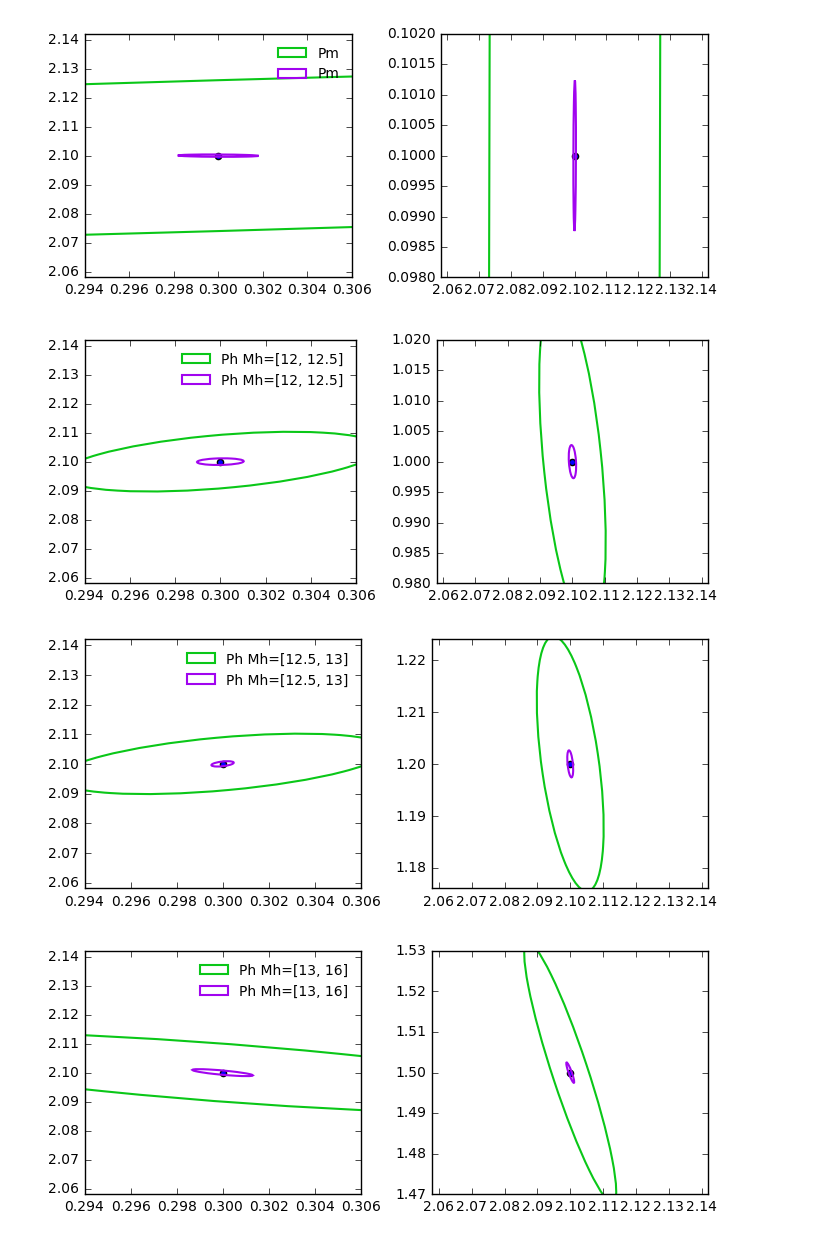
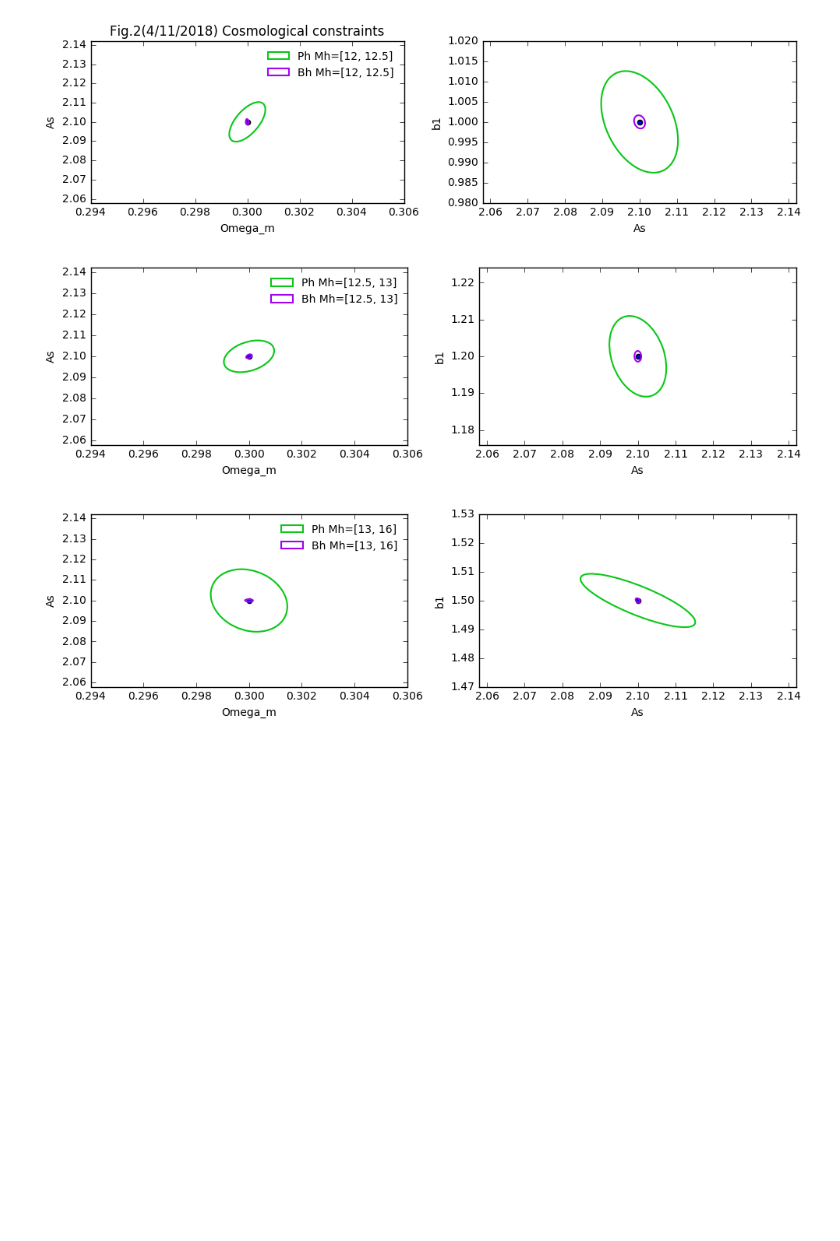
Before and after one commit to liuxx479/nubias, a Jupyter notebook: plot_constraints.ipynb, the cells around one changed output. Drawn from its saved outputs; the diff is of its cells as text; code cells hidden in the pictures; blank space fills up the shorter version.

```diff
--- a/plot_constraints.ipynb
+++ b/plot_constraints.ipynb
@@ -39,3 +39,9 @@ labels=['Pm','Bm',
         'Ph Mh=[12, 12.5]', 'Bh Mh=[12, 12.5]',
         'Ph Mh=[12.5, 13]', 'Bh Mh=[12.5, 13]',
         'Ph Mh=[13, 16]', 'Bh Mh=[13, 16]']
+# %%
+ir = 0.05
+
+param_der = lambda Ps, ir: array([array(Ps)*(identity(3)*x+ones((3,3))) for x in (ir,-ir)])
+### shape 2x3x3, 2=back/forward, 3=params
+print param_der ((0.3, 0.1, 2.1),0.1)
@@ -48,7 +62,7 @@ nsnaps_arr = delete(nsnaps_arr,39)
 
 Phhz0 = array([load('Ph2h/Ph2h_mnv%.5f_om%.5f_As%.4f_%03d.npy'
                     %(mnv[i],om[i],As[i],nsnaps_arr[i]-1)) for i in range(101)])
-idxok=where(~isnan(covs[0]))[0]
+idxok=where(~isnan(Phhz0[0][1]))[0]
 Phhz0 = Phhz0[:,:,idxok]
 Phhz0 = swapaxes(Phhz0, 0, 1)
 Nok = len(idxok)
@@ -77,10 +91,4 @@ print covIs[0].shape
 # %%
-ir = 0.05
-
-param_der = lambda Ps: array([array(Ps)*identity(3)*x for x in (1.0+ir,1.0-ir)])
-### shape 2x3x3, 2=back/forward, 3=params
-
-
 der_arr = []
 interp_arr = []
 b1idx = [0,0,4,4,5,5,6,6]
@@ -90,8 +98,11 @@ i = 0
 
 for Px in Phhz0[1:]:
     fidu_param = centers[i]
-    iparam = param_der(fidu_param)
+    iparam = param_der(fidu_param, ir)
     iinterp = WLanalysis.buildInterpolator(Px, params[:,[1,2,b1idx[i]]])
     ider = array([(iinterp(iparam[0][i]) - iinterp(iparam[1][i]))/(fidu_param[i]*ir) for i in range(3)])
     der_arr.append(ider)
     interp_arr.append(iinterp)
+# %%
+k=Phhz0[0,0]
+#print k
@@ -114,32 +174,39 @@ constraints on Omega_m, A_s, b1 (or Mnu if matter)
 # %%
 ix = 0.02
 
 # plotEllipse(pos,P,edge,ls,ilabel,ax)
-for i in range(len(Fisher_arr))[::2]:
+for i in range(2,len(Fisher_arr))[::2]:
     iF1 = Fisher_arr[i][0]
     iF2 = Fisher_arr[i+1][0]
 
     seed(34)
     ic1, ic2 = rand(3), rand(3)
 
-    f, (ax1,ax2) = subplots(1,2,figsize=(7,3))
+    f, (ax1,ax2) = subplots(1,2,figsize=(10,3))
     p1,p2,p3=centers[i]
     ax1.scatter(p1,p2)
     ax2.scatter(p2,p3)
 
     plotEllipse([p1, p2], mat(iF1).I[[0,1],:][:,[0,1]], ic1,'solid',labels[i],ax1)
-    plotEllipse([p1, p2], mat(iF2).I[[0,1],:][:,[0,1]], ic2,'solid',labels[i],ax1)
-    plotEllipse([p2, p3], mat(iF1).I[[1,2],:][:,[1,2]], ic1,'solid',labels[i+1],ax2)
+    plotEllipse([p1, p2], mat(iF2).I[[0,1],:][:,[0,1]], ic2,'solid',labels[i+1],ax1)
+    plotEllipse([p2, p3], mat(iF1).I[[1,2],:][:,[1,2]], ic1,'solid',labels[i],ax2)
     plotEllipse([p2, p3], mat(iF2).I[[1,2],:][:,[1,2]], ic2,'solid',labels[i+1],ax2)
     ax1.set_xlim(p1*(1-ix), p1*(1+ix))
     ax1.set_ylim(p2*(1-ix), p2*(1+ix))
     ax2.set_xlim(p2*(1-ix), p2*(1+ix))
     ax2.set_ylim(p3*(1-ix), p3*(1+ix))
     ax1.legend(fontsize=10,frameon=0,loc=0)
+    ax1.set_xlabel('Omega_m')
+    ax1.set_ylabel('As')
+    ax2.set_xlabel('As')
+    ax2.set_ylabel('b1')
+#     if i<2:
+#         ax2.set_ylabel('Mnu (eV)')
+    if i==2:
+        ax1.set_title('Fig.2(4/11/2018) Cosmological constraints')
     plt.tight_layout()
     show()
 # %% [output]
-[figure, old version]
+[figure, new version]
-[figure, old version]
+[figure, new version]
-[figure, old version]
+[figure, new version]
-[figure, removed]
```
Also changed, not shown: parts of 5 cells of this notebook, 1 other file.
